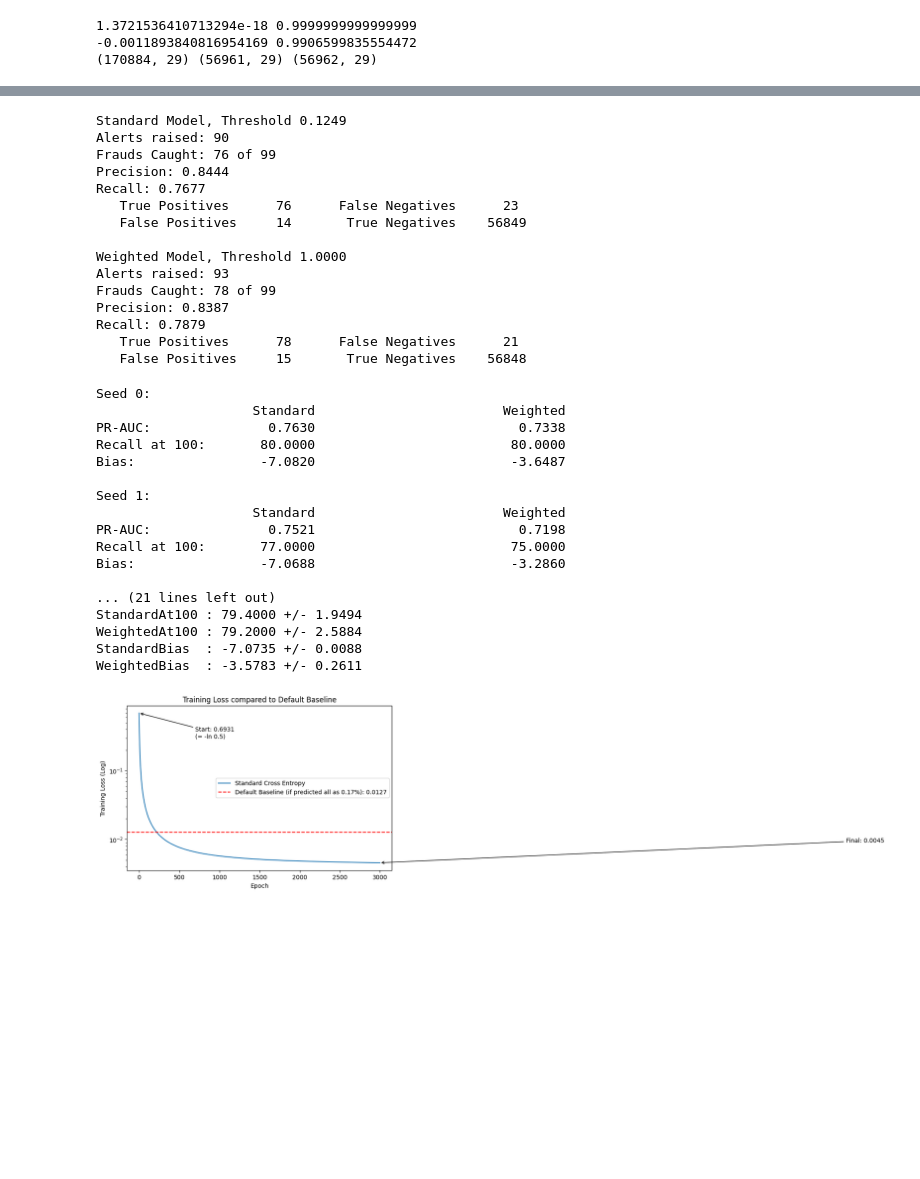
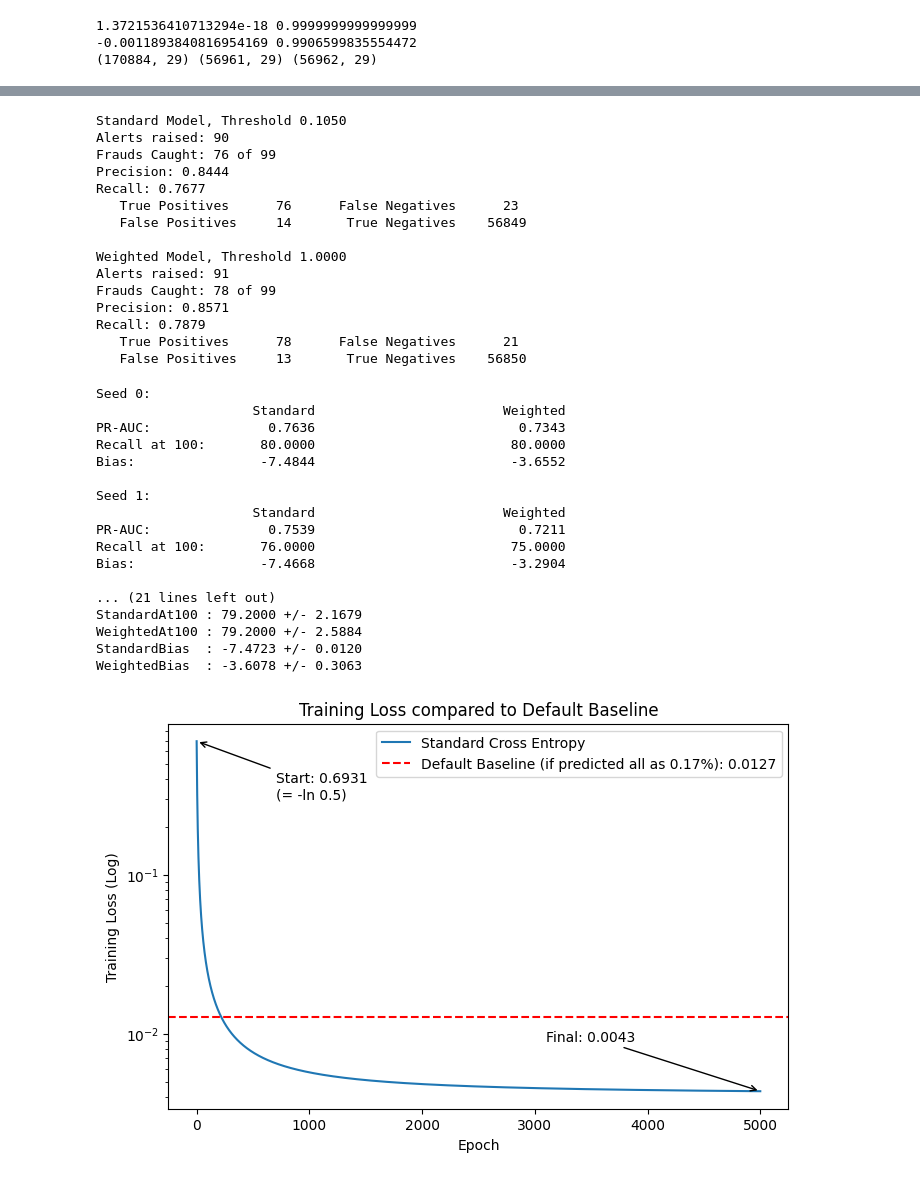
Before and after one commit to EvoAnu/Credit-Card-Fraud-Detection-Model, a Jupyter notebook: card_fraud_detection.ipynb, the cells around one changed output, grey strips where cells are left out. Cells and saved outputs as stored; diff of their text form; code cells hidden in the pictures; blank space fills up the shorter version.

Commit message:
Changed epoch value

```diff
--- a/card_fraud_detection.ipynb
+++ b/card_fraud_detection.ipynb
@@ -91,7 +91,7 @@ w = np.zeros(X_trainScaled.shape[1])
 b = 0
 
 learningRate = 0.5
-EPOCHS = 3000
+EPOCHS = 5000
 history = []
 
 for epoch in range(EPOCHS):
@@ -300,7 +308,7 @@ for name, valProbabilities, weight, bias in models:
   print(f"   False Positives   {falseP:4d}       True Negatives    {trueN:4d}")
   print()
 # %% [output]
-Standard Model, Threshold 0.1249
+Standard Model, Threshold 0.1050
 Alerts raised: 90
 Frauds Caught: 76 of 99
 Precision: 0.8444
@@ -309,12 +317,12 @@ Recall: 0.7677
    False Positives     14       True Negatives    56849
 
 Weighted Model, Threshold 1.0000
-Alerts raised: 93
+Alerts raised: 91
 Frauds Caught: 78 of 99
-Precision: 0.8387
+Precision: 0.8571
 Recall: 0.7879
    True Positives      78      False Negatives      21
-   False Positives     15       True Negatives    56848
+   False Positives     13       True Negatives    56850
 # %%
 def trainModel(X, y, alpha=None):
   w = np.zeros(X.shape[1])
@@ -378,37 +386,37 @@ for col in results.columns:
 # %% [output]
 Seed 0:
                     Standard                        Weighted
-PR-AUC:               0.7630                          0.7338
+PR-AUC:               0.7636                          0.7343
 Recall at 100:       80.0000                         80.0000
-Bias:                -7.0820                         -3.6487
+Bias:                -7.4844                         -3.6552
 
 Seed 1:
                     Standard                        Weighted
-PR-AUC:               0.7521                          0.7198
-Recall at 100:       77.0000                         75.0000
-Bias:                -7.0688                         -3.2860
+PR-AUC:               0.7539                          0.7211
+Recall at 100:       76.0000                         75.0000
+Bias:                -7.4668                         -3.2904
 
 ... (21 lines left out)
-StandardAt100 : 79.4000 +/- 1.9494
+StandardAt100 : 79.2000 +/- 2.1679
 WeightedAt100 : 79.2000 +/- 2.5884
-StandardBias  : -7.0735 +/- 0.0088
-WeightedBias  : -3.5783 +/- 0.2611
+StandardBias  : -7.4723 +/- 0.0120
+WeightedBias  : -3.6078 +/- 0.3063
 # %%
 import matplotlib.pyplot as plt
 
 plt.figure(figsize=(8,5))
 plt.plot(history, label="Standard Cross Entropy")
 plt.axhline(logLoss, color="red", linestyle="--", label=f"Default Baseline (if predicted all as 0.17%): {logLoss:.4f}")
 plt.annotate(f"Start: {history[0]:.4f}\n(= -ln 0.5)", xy=(0, history[0]), xytext=(700, 0.30), arrowprops=dict(arrowstyle='->'))
-plt.annotate(f"Final: {history[-1]:.4f}", xy=(len(history)-1, history[-1]), xytext=(8800, 0.009), arrowprops=dict(arrowstyle='->'))
+plt.annotate(f"Final: {history[-1]:.4f}", xy=(len(history)-1, history[-1]), xytext=(len(history) * 0.62, 0.009), arrowprops=dict(arrowstyle='->'))
 plt.yscale("log")
 plt.xlabel("Epoch")
 plt.ylabel("Training Loss (Log)")
 plt.title("Training Loss compared to Default Baseline")
 plt.legend()
 plt.show()
 # %% [output]
-[figure, old version]
+[figure, new version]
 # %%
 yValArr = y_val.values
 alerts = [50, 100, 200, 500, 1000, 2000, 5000, 10000]
```
Also changed, not shown: parts of 10 cells of this notebook.
